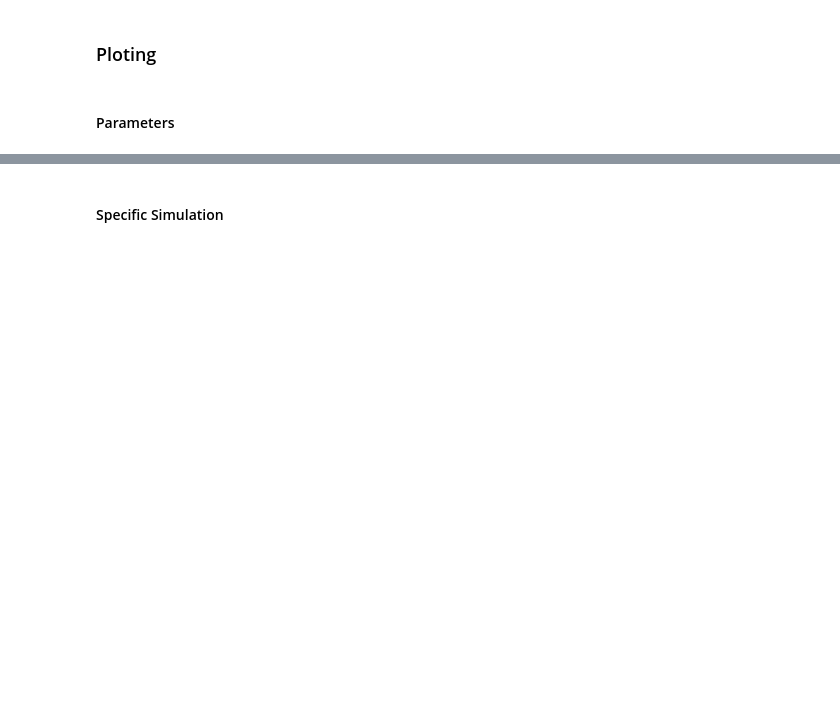
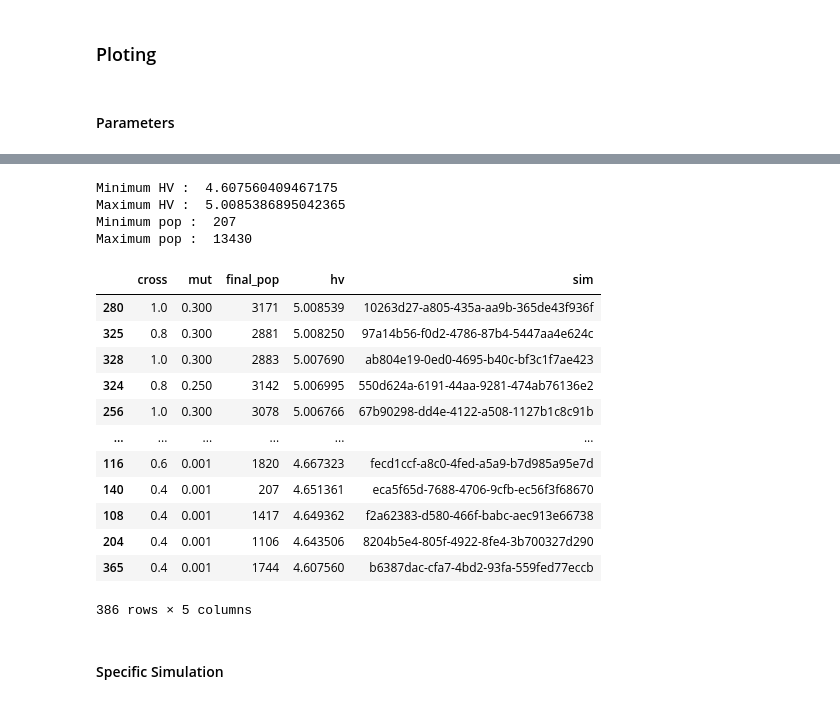
Before and after one commit to gisslab/pa-multiobjective, a Jupyter notebook: PA-Multiobjective-static/AP-ga-simulations.ipynb, the cells around one changed output, grey strips where cells are left out. Saved outputs shown, nothing was run; the diff lists cells and outputs as text; code cells hidden in the pictures; blank space fills up the shorter version.

```diff
--- a/PA-Multiobjective-static/AP-ga-simulations.ipynb
+++ b/PA-Multiobjective-static/AP-ga-simulations.ipynb
@@ -324,10 +391,32 @@ plt.savefig("./reports/pop_comparison_per_10000_h50_cross_mut.pdf")
 # %%
 # Important stistics
 
 print("Minimum HV : ", min(db_params['hv']))
 print("Maximum HV : ", max(db_params['hv']))
 print("Minimum pop : ", min(db_params['final_pop']))
 print("Maximum pop : ", max(db_params['final_pop']))
+
+db_params.sort_values( by="hv",
+                      ascending=False
+                     )
+# %% [output]
+Minimum HV :  4.607560409467175
+Maximum HV :  5.0085386895042365
+Minimum pop :  207
+Maximum pop :  13430
+|  | cross | mut | final_pop | hv | sim |
+| 280 | 1.0 | 0.300 | 3171 | 5.008539 | 10263d27-a805-435a-aa9b-365de43f936f |
+| 325 | 0.8 | 0.300 | 2881 | 5.008250 | 97a14b56-f0d2-4786-87b4-5447aa4e624c |
+| 328 | 1.0 | 0.300 | 2883 | 5.007690 | ab804e19-0ed0-4695-b40c-bf3c1f7ae423 |
+| 324 | 0.8 | 0.250 | 3142 | 5.006995 | 550d624a-6191-44aa-9281-474ab76136e2 |
+| 256 | 1.0 | 0.300 | 3078 | 5.006766 | 67b90298-dd4e-4122-a508-1127b1c8c91b |
+| ... | ... | ... | ... | ... | ... |
+| 116 | 0.6 | 0.001 | 1820 | 4.667323 | fecd1ccf-a8c0-4fed-a5a9-b7d985a95e7d |
+| 140 | 0.4 | 0.001 | 207 | 4.651361 | eca5f65d-7688-4706-9cfb-ec56f3f68670 |
+| 108 | 0.4 | 0.001 | 1417 | 4.649362 | f2a62383-d580-466f-babc-aec913e66738 |
+| 204 | 0.4 | 0.001 | 1106 | 4.643506 | 8204b5e4-805f-4922-8fe4-3b700327d290 |
+| 365 | 0.4 | 0.001 | 1744 | 4.607560 | b6387dac-cfa7-4bd2-93fa-559fed77eccb |
+386 rows × 5 columns
 # %% [markdown]
 #### Specific Simulation
 # %%
```
Also changed, not shown: parts of 15 cells of this notebook.
